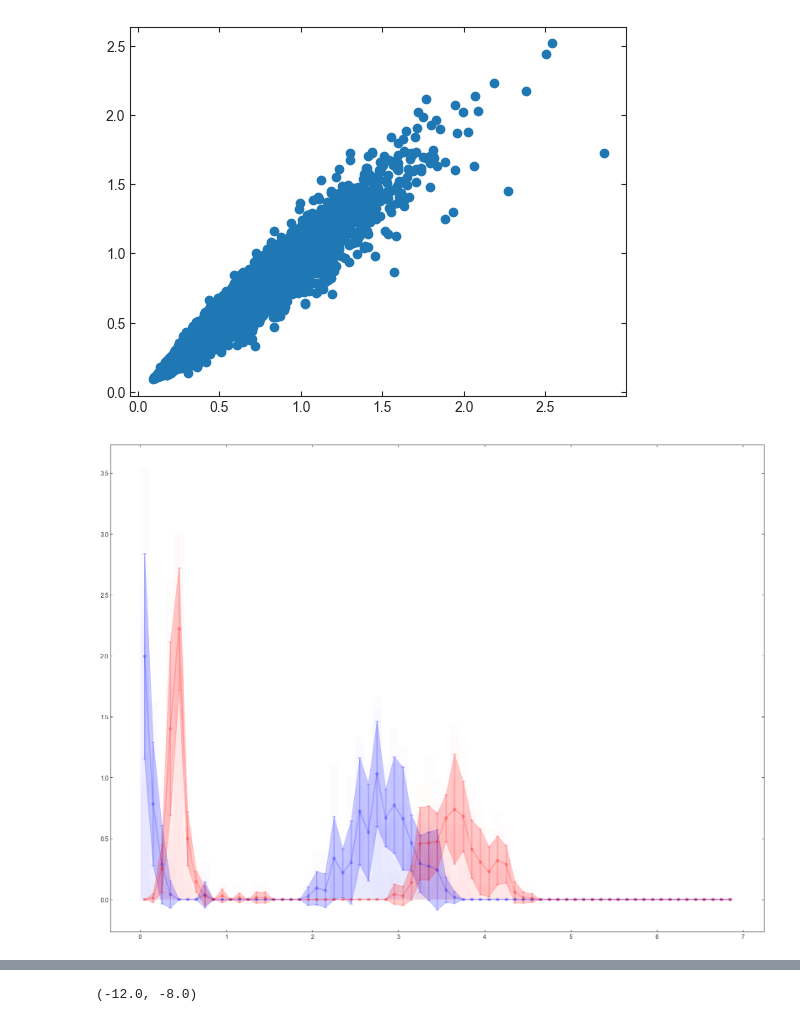
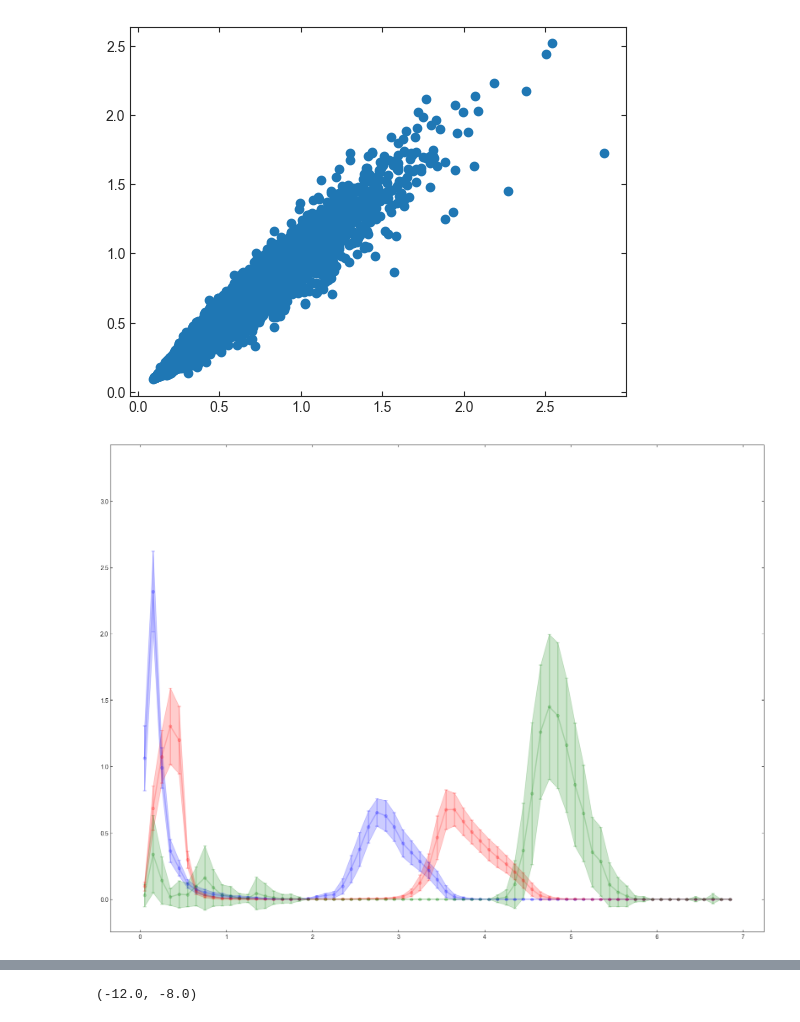
Before and after one commit to fpetri115/LBGforecast, a Jupyter notebook: test_nz_generation.ipynb, the cells around one changed output, grey strips where cells are left out. Saved outputs shown, nothing was run; the diff lists cells and outputs as text; code cells hidden in the pictures.

Commit message:
lbg density calc

```diff
--- a/test_nz_generation.ipynb
+++ b/test_nz_generation.ipynb
@@ -14,8 +14,8 @@ sys.getsizeof(buf)*1e-9
 # %% [output]
 16.320000144
 # %%
-spsp = np.load("sps_parameter_samples/sps_test.npy")
-photometry = np.load("photo_samples/photo_test.npy")
-nzs = np.load("nz_samples/nz_test.npy", allow_pickle=True)
+#spsp = np.load("sps_parameter_samples/sps_test.npy")
+photometry = np.load("photo_samples/photo_hpc.npy")
+nzs = np.load("nz_samples/nz_hpc.npy", allow_pickle=True)
 
-print(spsp.shape, nzs.shape)
+#print(spsp.shape, nzs.shape)
@@ -56,30 +81,30 @@ plt.scatter(spsp[indx][:, 3], spsp[indx][:, 2])
 # %%
 fig1, axes = plt.subplots(1, 1, figsize=(20,15), sharex=False, sharey=False)
 
 colours = ['blue', 'red', 'green']
 for drop in range(3):
 
     values = []
     x = []
     for n in range(nzs.shape[0]):
-        hist = axes.hist(nzs[n][drop], density=True, bins=bins, alpha = 0.01, color=colours[drop])
+        hist = axes.hist(nzs[n][drop], density=True, bins=bins, alpha = 0.001, color=colours[drop])
         values.append(hist[0])
         x.append(hist[1])
 
     values = np.hstack((np.array(values)))
     x = np.array(x)
     x = np.hstack(((x+0.05)[:,:-1]))
 
 
     bin_means, bin_edges, binnumber = sc.stats.binned_statistic(x, values, 'mean', bins=bins)
     bin_std, bin_edges, binnumber = sc.stats.binned_statistic(x, values, 'std', bins=bins)
     bin_width = (bin_edges[1] - bin_edges[0])
     bin_centers = bin_edges[1:] - bin_width/2
 
     axes.errorbar(bin_centers, bin_means, bin_std, alpha=0.2, ms=10, marker=".", elinewidth=2, capsize=3, capthick=2, lw=2, color=colours[drop])
     axes.fill_between(bin_centers, bin_means-bin_std, bin_means+bin_std, alpha=0.2, color=colours[drop])
 # %% [output]
-[figure, old version]
+[figure, new version]
 # %%
 colours = ['blue', 'red', 'green']
 labels = ['u-dropouts', "g-dropouts", "r-dropouts"]
```
Also changed, not shown: parts of 7 cells of this notebook.
